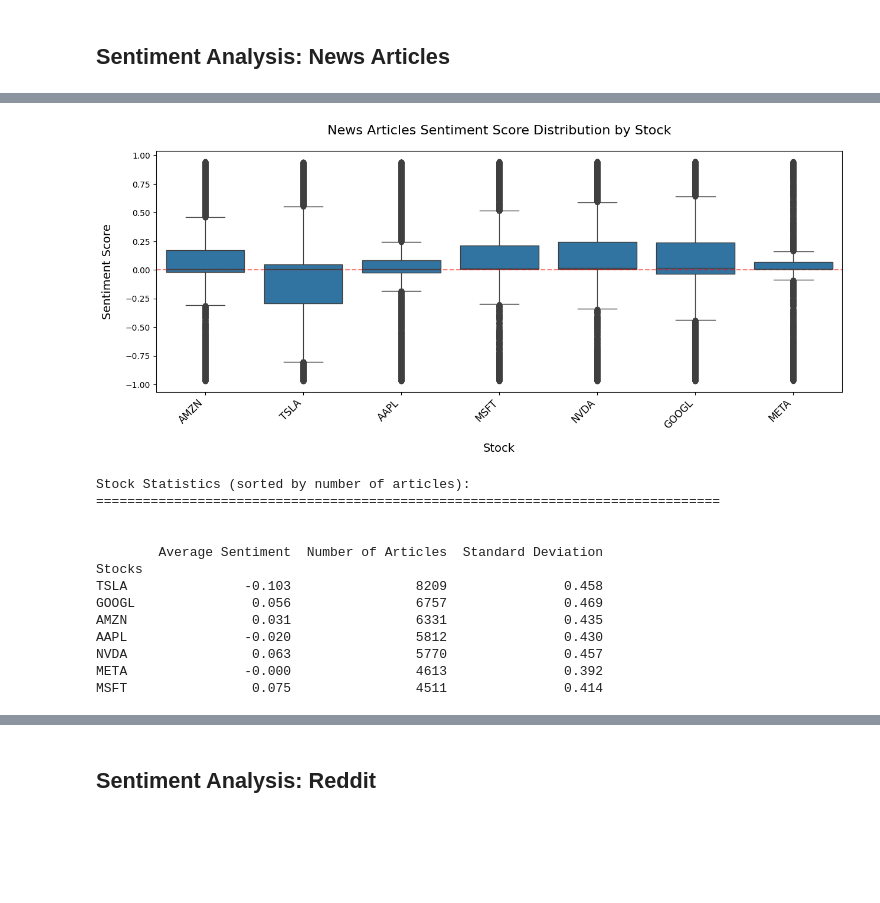
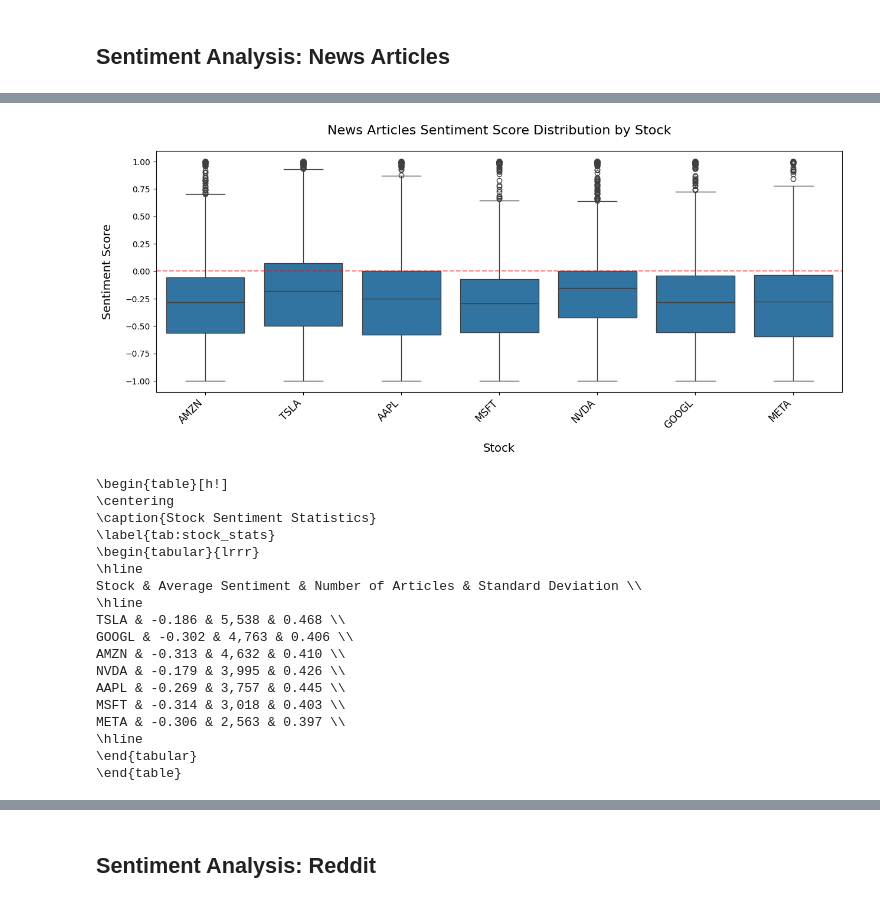
Before and after one commit to FenrisWulven/StockMarketNewsImpact, a Jupyter notebook: sentiment_analysis.ipynb, the cells around one changed output, grey strips where cells are left out. Saved outputs shown, nothing was run; the diff lists cells and outputs as text; code cells hidden in the pictures; blank space fills up the shorter version.

Commit message:
Ran the sentiment analysis again on the cleaned news data and the new chunking/striding and distilroberta TF model. Created miscellaneous report figures for the sentiment analysis and data dist

```diff
--- a/sentiment_analysis.ipynb
+++ b/sentiment_analysis.ipynb
@@ -3,7 +3,7 @@
 # %%
 import pandas as pd
 
-df = pd.read_csv(r'C:\Users\jbhan\Desktop\StockMarketNewsImpact\combined_news_with_bodies_with_sentiment.csv')
+df = pd.read_csv(r'C:\Users\jbhan\Desktop\StockMarketNewsImpact\cleaned_combined_news_with_bodies_with_sentiment.csv')
 
 df.head()
 # %% [output]
@@ -24,7 +24,7 @@ from datetime import datetime
 companies = ['AAPL', 'TSLA', 'GOOGL', 'MSFT', 'META', 'AMZN', 'NVDA']
 
 # Load and clean data
-news_df = pd.read_csv('combined_news_with_bodies_with_sentiment.csv')
+news_df = pd.read_csv('cleaned_combined_news_with_bodies_with_sentiment.csv')
 news_df['Timestamp'] = pd.to_datetime(news_df['Timestamp'])
 
 # Clean up stock symbols and filter for single stocks only
@@ -180,54 +181,82 @@ Name: sentiment_score, dtype: float64
 # %%
 # Define the companies we want to analyze
 companies = ['AAPL', 'TSLA', 'GOOGL', 'MSFT', 'META', 'AMZN', 'NVDA']
 
 # Clean up stock symbols and filter for single stocks only
 news_df['Stocks'] = news_df['Stocks'].str.strip("[]'").str.replace("'", "")
 news_df_single_stocks = news_df[news_df['Stocks'].isin(companies)]
 
 # Create the boxplot
 plt.figure(figsize=(15, 6))
 sns.boxplot(data=news_df_single_stocks, x='Stocks', y='sentiment_score')
 plt.title('News Articles Sentiment Score Distribution by Stock', fontsize=16, pad=20)
 plt.xlabel('Stock', fontsize=14, labelpad=15)
 plt.ylabel('Sentiment Score', fontsize=14, labelpad=15)
 plt.xticks(rotation=45, ha='right', fontsize=12)
 plt.axhline(y=0, color='r', linestyle='--', alpha=0.5)
 
 # Add more padding around the plot
 plt.subplots_adjust(bottom=0.2)
 
 plt.show()
 
-# Calculate and display statistics for single stocks
+def create_stock_stats_table(df, caption="Stock Sentiment Statistics"):
+    latex_table = (
+        "\\begin{table}[h!]\n"
+        "\\centering\n"
+        f"\\caption{{{caption}}}\n"
+        "\\label{tab:stock_stats}\n"
+        "\\begin{tabular}{lrrr}\n"
+        "\\hline\n"
+        "Stock & Average Sentiment & Number of Articles & Standard Deviation \\\\\n"
+        "\\hline\n"
+    )
+
+    # Sort by number of articles
+    df_sorted = df.sort_values('Number of Articles', ascending=False)
+
+    # Add each row to the table
+    for stock, row in df_sorted.iterrows():
+        latex_table += f"{stock} & {row['Average Sentiment']:.3f} & {int(row['Number of Articles']):,d} & {row['Standard Deviation']:.3f} \\\\\n"
+
+    latex_table += (
+        "\\hline\n"
+        "\\end{tabular}\n"
+        "\\end{table}\n"
+    )
+    return latex_table
+
+# Calculate statistics
 stock_sentiment = news_df_single_stocks.groupby('Stocks')['sentiment_score'].agg(['mean', 'count', 'std']).round(3)
 stock_sentiment = stock_sentiment.rename(columns={
     'mean': 'Average Sentiment',
     'count': 'Number of Articles',
     'std': 'Standard Deviation'
 })
 
-print("\nStock Statistics (sorted by number of articles):")
-print("=" * 80)
-print("\n")
-print(stock_sentiment.sort_values('Number of Articles', ascending=False)
-      .to_string(float_format=lambda x: '{:>10.3f}'.format(x)))
-print("\n")
+# Create and print LaTeX table
+latex_table = create_stock_stats_table(stock_sentiment)
+print(latex_table)
 # %% [output]
-[figure, old version]
+[figure, new version]
-Stock Statistics (sorted by number of articles):
-================================================================================
-
-
-        Average Sentiment  Number of Articles  Standard Deviation
-Stocks
-TSLA               -0.103                8209               0.458
-GOOGL               0.056                6757               0.469
-AMZN                0.031                6331               0.435
-AAPL               -0.020                5812               0.430
-NVDA                0.063                5770               0.457
-META               -0.000                4613               0.392
-MSFT                0.075                4511               0.414
+\begin{table}[h!]
+\centering
+\caption{Stock Sentiment Statistics}
+\label{tab:stock_stats}
+\begin{tabular}{lrrr}
+\hline
+Stock & Average Sentiment & Number of Articles & Standard Deviation \\
+\hline
+TSLA & -0.186 & 5,538 & 0.468 \\
+GOOGL & -0.302 & 4,763 & 0.406 \\
+AMZN & -0.313 & 4,632 & 0.410 \\
+NVDA & -0.179 & 3,995 & 0.426 \\
+AAPL & -0.269 & 3,757 & 0.445 \\
+MSFT & -0.314 & 3,018 & 0.403 \\
+META & -0.306 & 2,563 & 0.397 \\
+\hline
+\end{tabular}
+\end{table}
 # %%
 # Define companies to track
 companies = ['AAPL', 'TSLA', 'GOOGL', 'MSFT', 'META', 'AMZN', 'NVDA']
```
Also changed, not shown: parts of 14 cells of this notebook, 7 other files.
